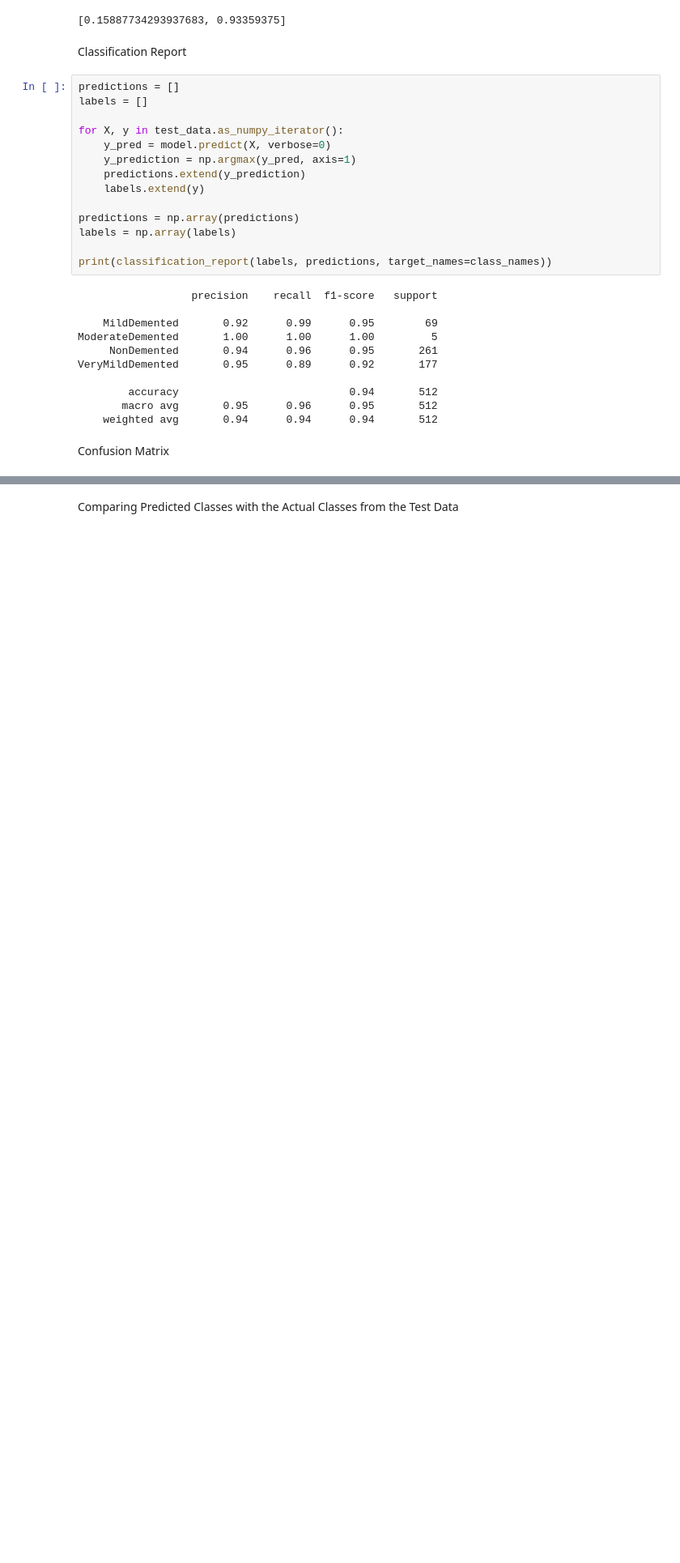
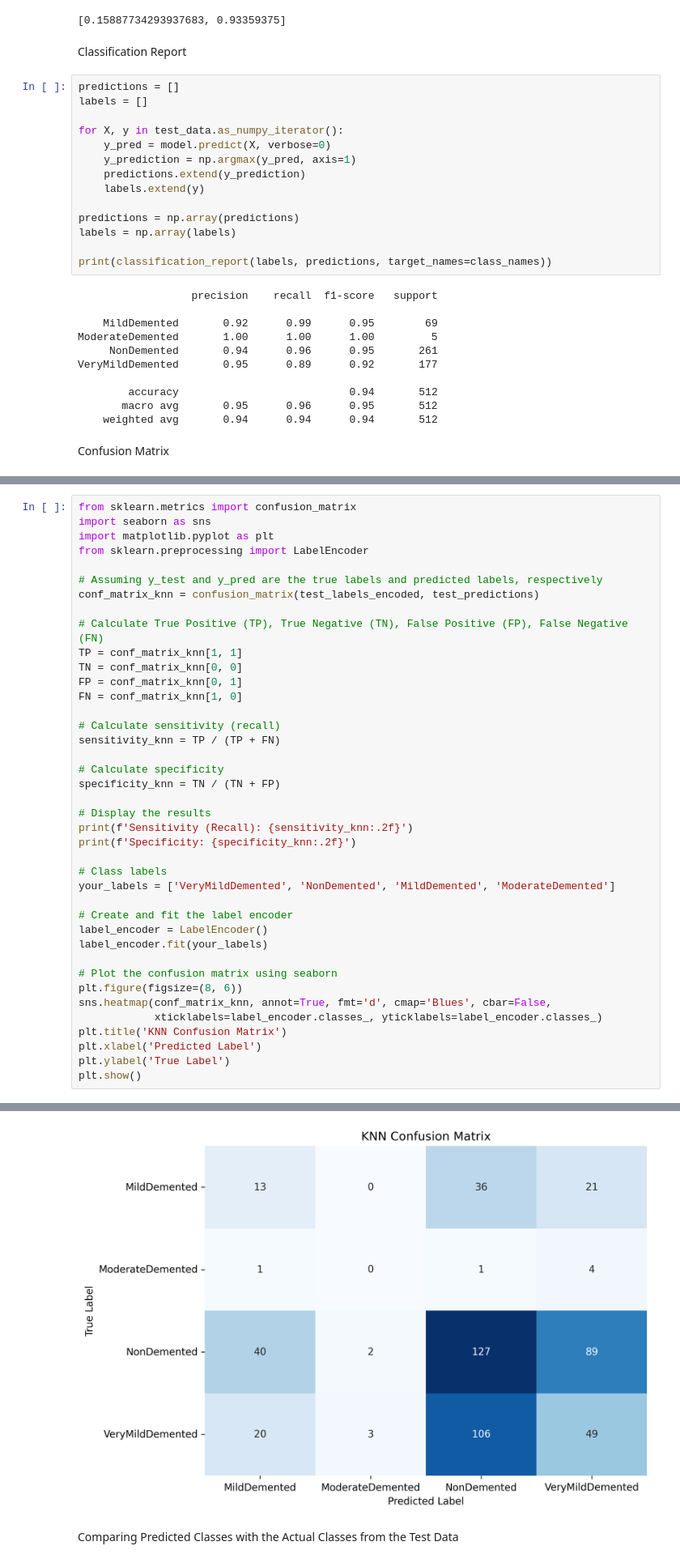
Before and after one commit to sarahayek98/Alzheimer-detection-using-3-machine-learning-algorithms-, a Jupyter notebook: Alzheimer_MRI_Classification_Using_CNN.ipynb, the cells around one changed output, grey strips where cells are left out. Shown at 81% size. Drawn from its saved outputs; the diff is of its cells as text; blank space fills up the shorter version.

```diff
--- a/Alzheimer_MRI_Classification_Using_CNN.ipynb
+++ b/Alzheimer_MRI_Classification_Using_CNN.ipynb
@@ -325,0 +314,41 @@ Text(287.1666666666666, 0.5, 'True')
+# %%
+from sklearn.metrics import confusion_matrix
+import seaborn as sns
+import matplotlib.pyplot as plt
+from sklearn.preprocessing import LabelEncoder
+
+# Assuming y_test and y_pred are the true labels and predicted labels, respectively
+conf_matrix_knn = confusion_matrix(test_labels_encoded, test_predictions)
+
+# Calculate True Positive (TP), True Negative (TN), False Positive (FP), False Negative (FN)
+TP = conf_matrix_knn[1, 1]
+TN = conf_matrix_knn[0, 0]
+FP = conf_matrix_knn[0, 1]
+FN = conf_matrix_knn[1, 0]
+
+# Calculate sensitivity (recall)
+sensitivity_knn = TP / (TP + FN)
+
+# Calculate specificity
+specificity_knn = TN / (TN + FP)
+
+# Display the results
+print(f'Sensitivity (Recall): {sensitivity_knn:.2f}')
+print(f'Specificity: {specificity_knn:.2f}')
+
+# Class labels
+your_labels = ['VeryMildDemented', 'NonDemented', 'MildDemented', 'ModerateDemented']
+
+# Create and fit the label encoder
+label_encoder = LabelEncoder()
+label_encoder.fit(your_labels)
+
+# Plot the confusion matrix using seaborn
+plt.figure(figsize=(8, 6))
+sns.heatmap(conf_matrix_knn, annot=True, fmt='d', cmap='Blues', cbar=False,
+            xticklabels=label_encoder.classes_, yticklabels=label_encoder.classes_)
+plt.title('KNN Confusion Matrix')
+plt.xlabel('Predicted Label')
+plt.ylabel('True Label')
+plt.show()
+# %% [output]
@@ -326,3 +357,4 @@ Text(287.1666666666666, 0.5, 'True')
+[figure, added]
 # %% [markdown]
 Comparing Predicted Classes with the Actual Classes from the Test Data
 # %%
```
Also changed, not shown: parts of 9 cells of this notebook.
